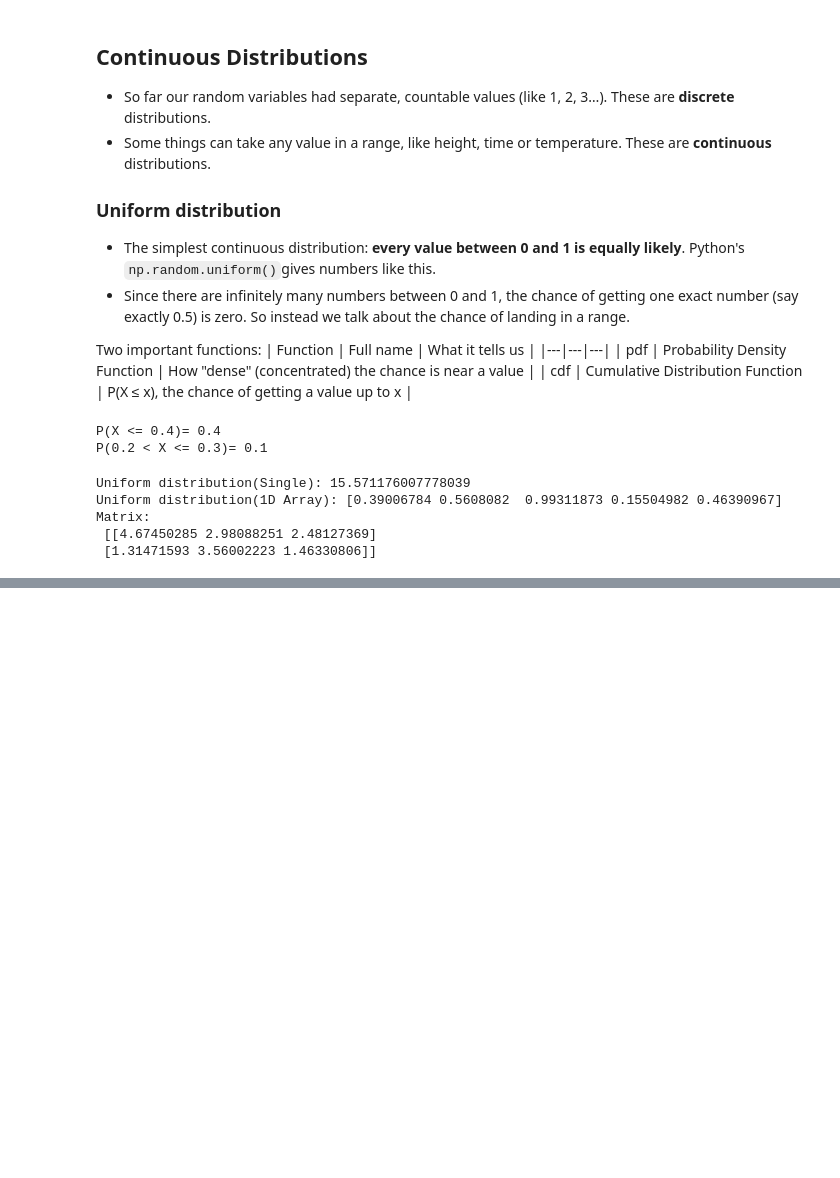
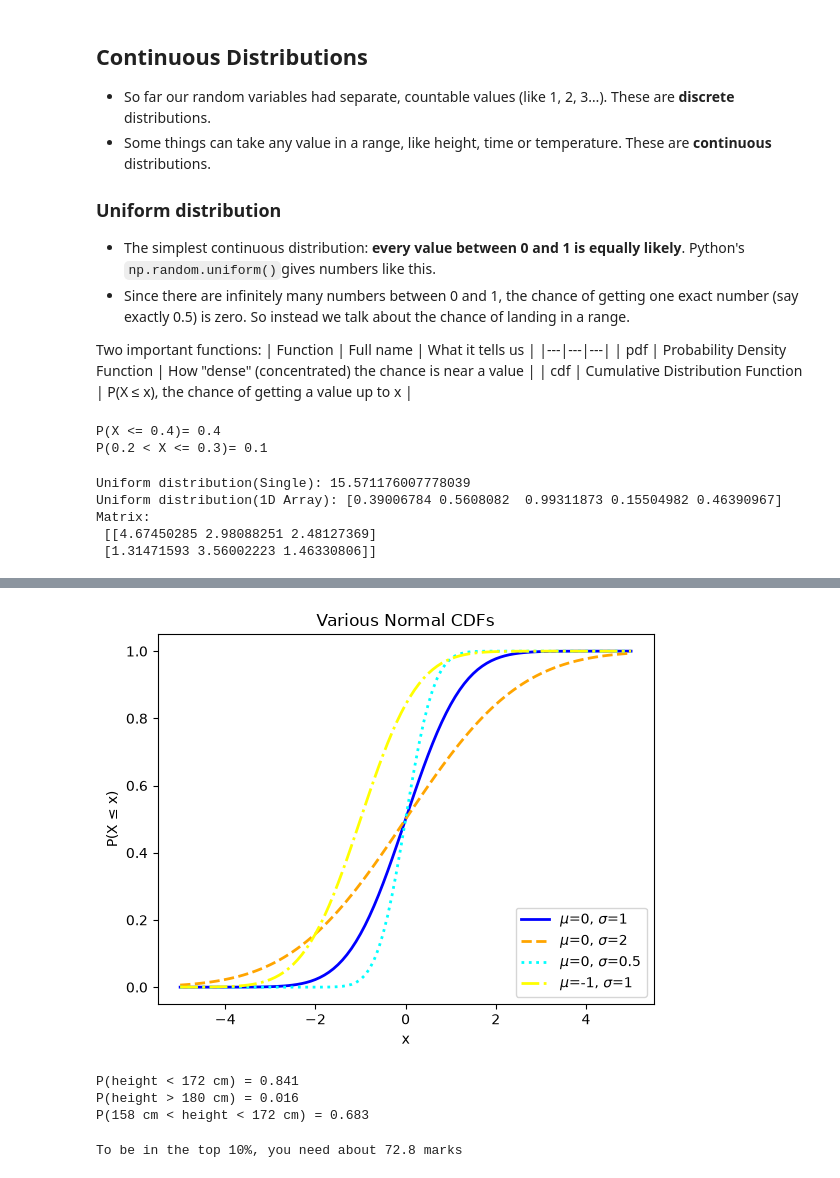
Before and after one commit to mat6099/ML_Debasis_Das, a Jupyter notebook: Probability.ipynb, the cells around one changed output, grey strips where cells are left out. Drawn from its saved outputs; the diff is of its cells as text; code cells hidden in the pictures; blank space fills up the shorter version.

```diff
--- a/Probability.ipynb
+++ b/Probability.ipynb
@@ -217,0 +281,50 @@ Matrix:
+# %%
+def normal_cdf(x, mu=0, sigma=1):
+    return (1 + math.erf((x - mu) / math.sqrt(2) / sigma)) / 2
+
+plt.plot(xs, [normal_cdf(x, sigma=1) for x in xs],   '-',  color='blue',   linewidth=2, label=r'$\mu$=0, $\sigma$=1')
+plt.plot(xs, [normal_cdf(x, sigma=2) for x in xs],   '--', color='orange', linewidth=2, label= r'$\mu$=0, $\sigma$=2')
+plt.plot(xs, [normal_cdf(x, sigma=0.5) for x in xs], ':',  color='aqua',   linewidth=2, label=r'$\mu$=0, $\sigma$=0.5')
+plt.plot(xs, [normal_cdf(x, mu=-1) for x in xs],     '-.', color='yellow', linewidth=2, label=r'$\mu$=-1, $\sigma$=1')
+plt.legend(loc="lower right")
+plt.title("Various Normal CDFs")
+plt.xlabel("x")
+plt.ylabel("P(X ≤ x)")
+plt.show()
+# %% [output]
+[figure, added]
+# %%
+mu, sigma = 165, 7
+
+p_below_172 = normal_cdf(172, mu, sigma)
+p_above_180 = 1 - normal_cdf(180, mu, sigma)
+p_158_to_172 = normal_cdf(172, mu, sigma) - normal_cdf(158, mu, sigma)
+
+print(f"P(height < 172 cm) = {p_below_172:.3f}")
+print(f"P(height > 180 cm) = {p_above_180:.3f}")
+print(f"P(158 cm < height < 172 cm) = {p_158_to_172:.3f}")
+# %% [output]
+P(height < 172 cm) = 0.841
+P(height > 180 cm) = 0.016
+P(158 cm < height < 172 cm) = 0.683
+# %%
+def inverse_normal_cdf(p, mu=0, sigma=1, tolerance=0.00001):
+    """Find the value x where normal_cdf(x) ≈ p, using binary search"""
+    # if not standard normal, solve for standard and then rescale
+    if mu != 0 or sigma != 1:
+        return mu + sigma * inverse_normal_cdf(p, tolerance=tolerance)
+
+    low_z, hi_z = -10.0, 10.0    # normal_cdf(-10) very close to 0, normal_cdf(10) very close to 1
+    while hi_z - low_z > tolerance:
+        mid_z = (low_z + hi_z) / 2  # try the middle point
+        if normal_cdf(mid_z) < p:
+            low_z = mid_z      # too low → search the upper half
+        else:
+            hi_z = mid_z       # too high → search the lower half
+    return mid_z
+
+# Exam marks: mean 60, standard deviation 10
+cutoff = inverse_normal_cdf(0.90, mu=60, sigma=10)
+print(f"To be in the top 10%, you need about {cutoff:.1f} marks")
+# %% [output]
+To be in the top 10%, you need about 72.8 marks
```
Also changed, not shown: parts of 4 cells of this notebook.
